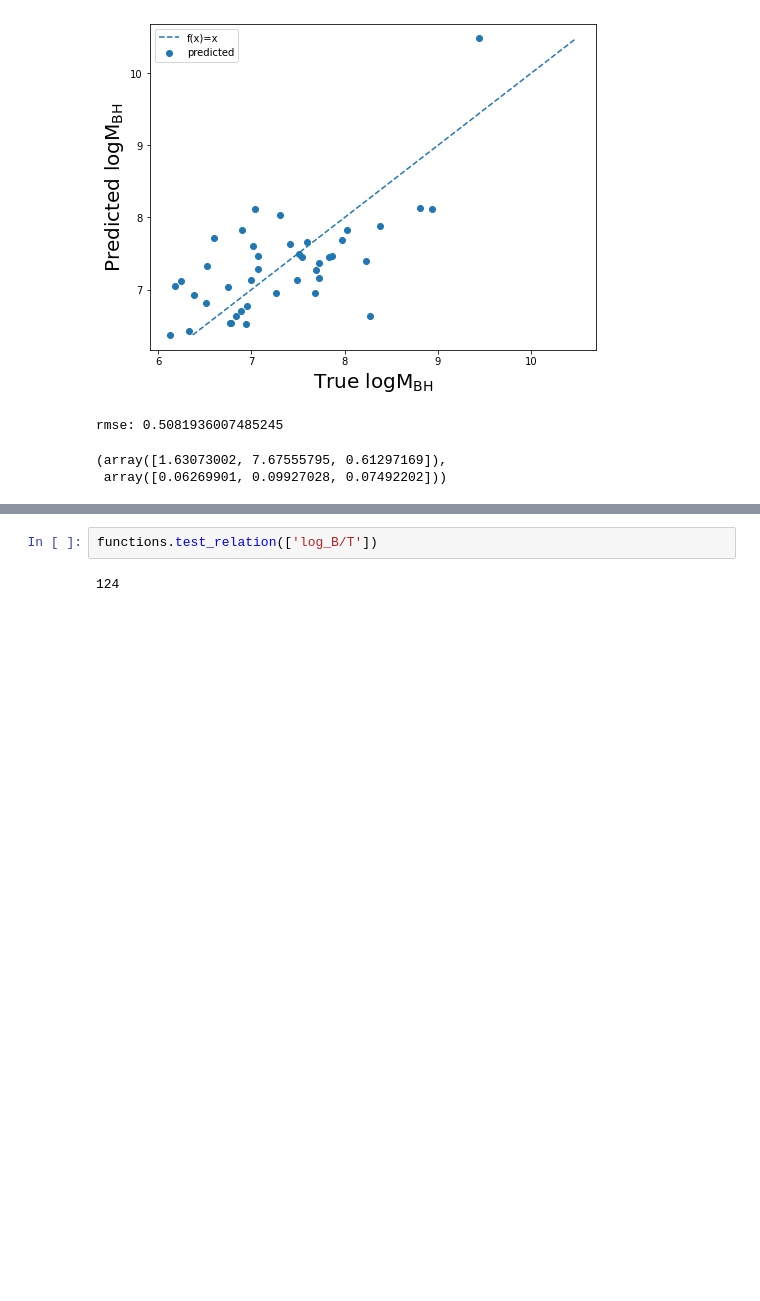
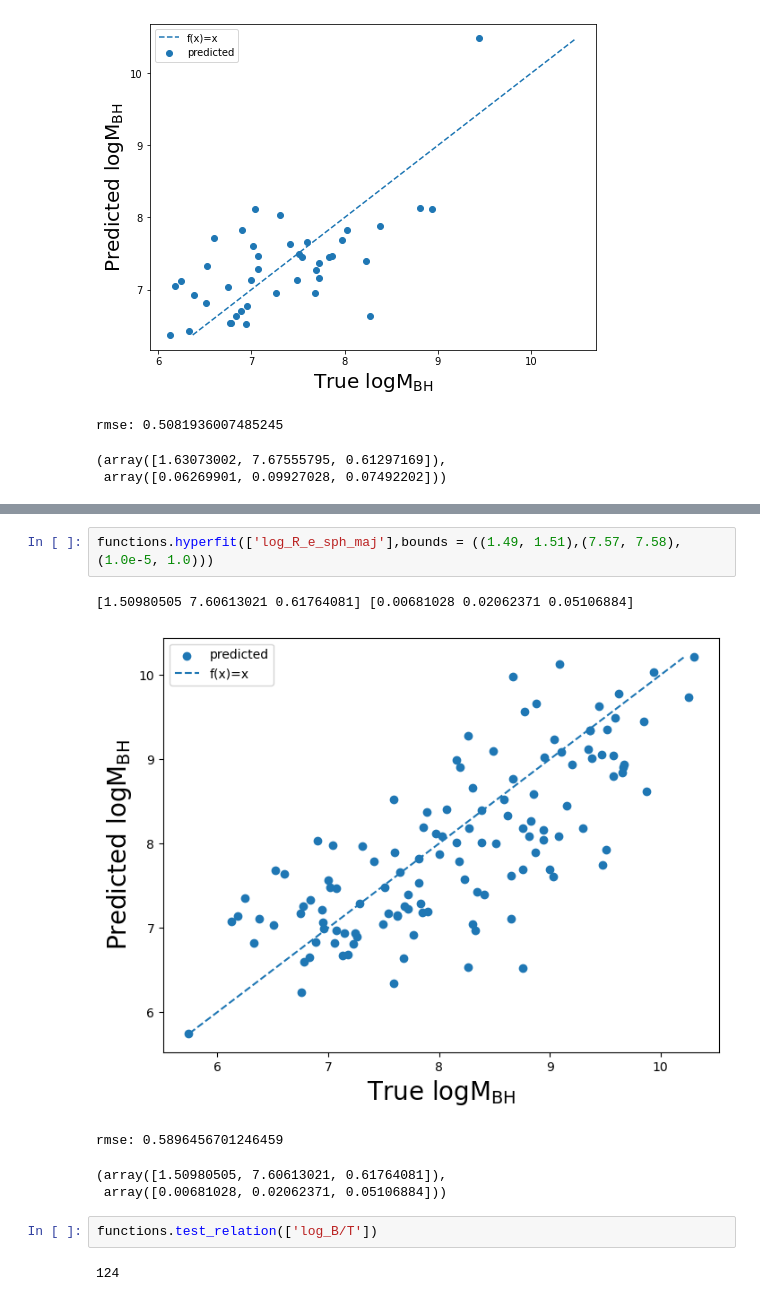
Before and after one commit to ZehaoJin/Ultimate_black_hole_mass_scaling_relations_Symbolic_Regression, a Jupyter notebook: Blackhole_properties/reference_relations_0502.ipynb, the cells around one changed output, grey strips where cells are left out. Drawn from its saved outputs; the diff is of its cells as text; blank space fills up the shorter version.

```diff
--- a/Blackhole_properties/reference_relations_0502.ipynb
+++ b/Blackhole_properties/reference_relations_0502.ipynb
@@ -131,3 +146,11 @@ $\log (\frac{{M}_{BH}}{{M}_\odot})=1.63 \log R_{e} + 7.68$
+# %%
+functions.hyperfit(['log_R_e_sph_maj'],bounds = ((1.49, 1.51),(7.57, 7.58), (1.0e-5, 1.0)))
+# %% [output]
+[1.50980505 7.60613021 0.61764081] [0.00681028 0.02062371 0.05106884]
+[figure, added]
+rmse: 0.5896456701246459
+(array([1.50980505, 7.60613021, 0.61764081]),
+ array([0.00681028, 0.02062371, 0.05106884]))
 # %%
 functions.test_relation(['log_B/T'])
 # %% [output]
```
Also changed, not shown: parts of 2 cells of this notebook, 9 other files.
